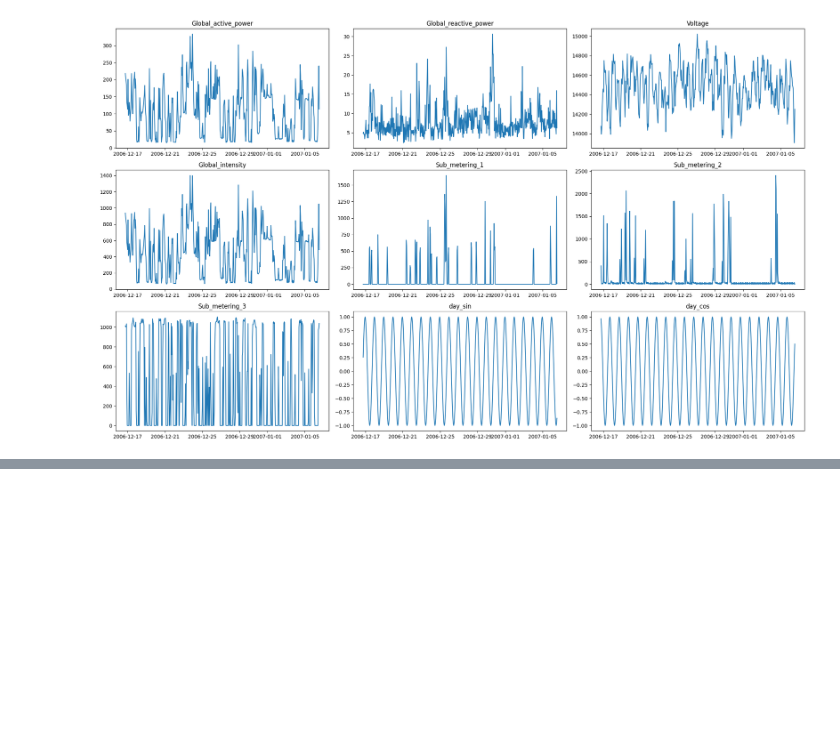
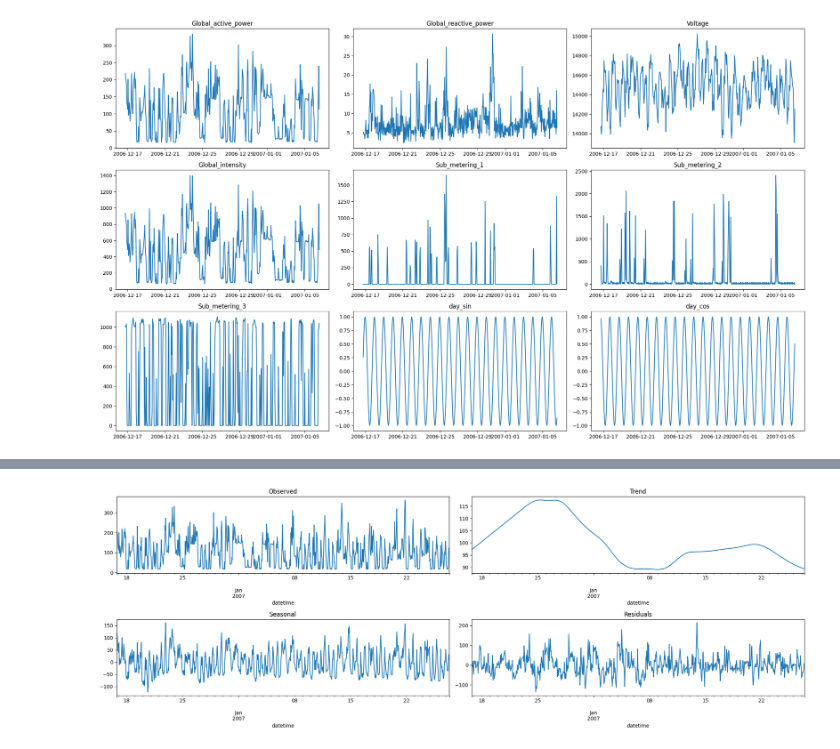
Before and after one commit to Ibrahim-Ola/time-series-python, a Jupyter notebook: data_preparation.ipynb, the cells around one changed output, grey strips where cells are left out. Cells and saved outputs as stored; diff of their text form; code cells hidden in the pictures; blank space fills up the shorter version.

```diff
--- a/data_preparation.ipynb
+++ b/data_preparation.ipynb
@@ -217,0 +267,25 @@ plt.show()
+# %%
+weekly_decomposition = STL(train['Global_active_power'], period=168).fit()
+
+plt.figure(figsize=(20,7))
+
+plt.subplot(2,2,1)
+weekly_decomposition.observed.iloc[:1000].plot()
+plt.title('Observed')
+
+plt.subplot(2,2,2)
+weekly_decomposition.trend.iloc[:1000].plot()
+plt.title('Trend')
+
+plt.subplot(2,2,3)
+weekly_decomposition.seasonal.iloc[:1000].plot()
+plt.title('Seasonal')
+
+plt.subplot(2,2,4)
+weekly_decomposition.resid.iloc[:1000].plot()
+plt.title('Residuals')
+
+plt.tight_layout()
+plt.show()
+# %% [output]
+[figure, added]
```
Also changed, not shown: parts of 6 cells of this notebook.
